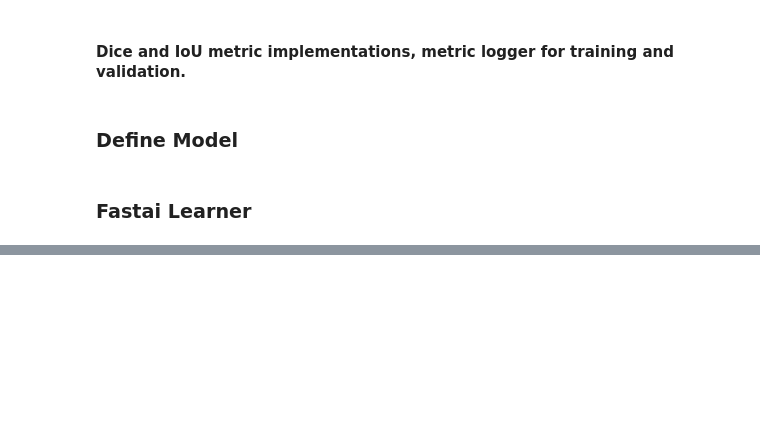
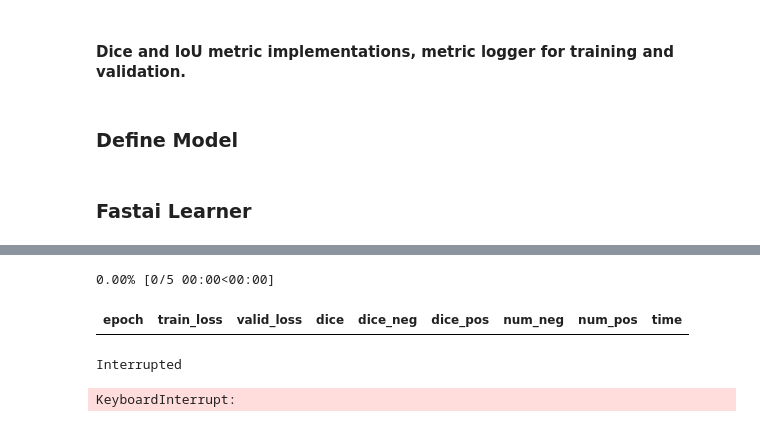
Before and after one commit to raynardj/ssdd, a Jupyter notebook: unet_fpn_train_fp16_fastai.ipynb, the cells around one changed output, grey strips where cells are left out. Drawn from its saved outputs; the diff is of its cells as text; code cells hidden in the pictures; blank space fills up the shorter version.

```diff
--- a/unet_fpn_train_fp16_fastai.ipynb
+++ b/unet_fpn_train_fp16_fastai.ipynb
@@ -298,2 +303,13 @@ learn.path = Path("./fastai")
 # %%
 from fastai.callbacks import SaveModelCallback
+# %%
+lr = 1e-3
+learn.fit_one_cycle(5,lr, callbacks=[
+#                                         dices(learn),
+                                       cutHorizonCallback(),
+                                       SaveModelCallback(learn, every='epoch', monitor='loss')])
+# %% [output]
+0.00% [0/5 00:00<00:00]
+| epoch | train_loss | valid_loss | dice | dice_neg | dice_pos | num_neg | num_pos | time |
+Interrupted
+KeyboardInterrupt:
```
Also changed, not shown: parts of 3 cells of this notebook.
